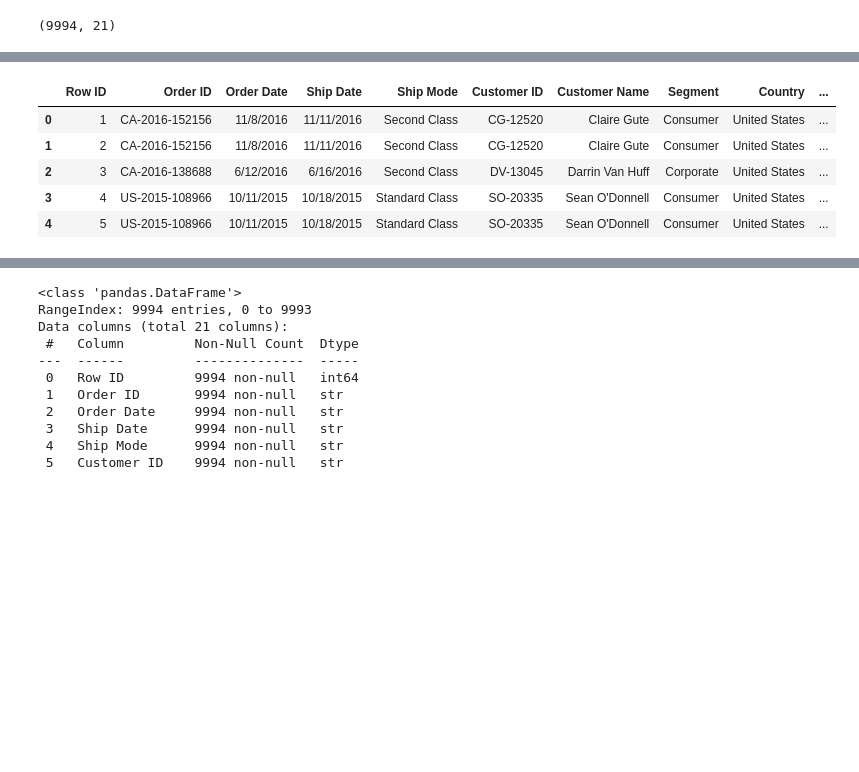
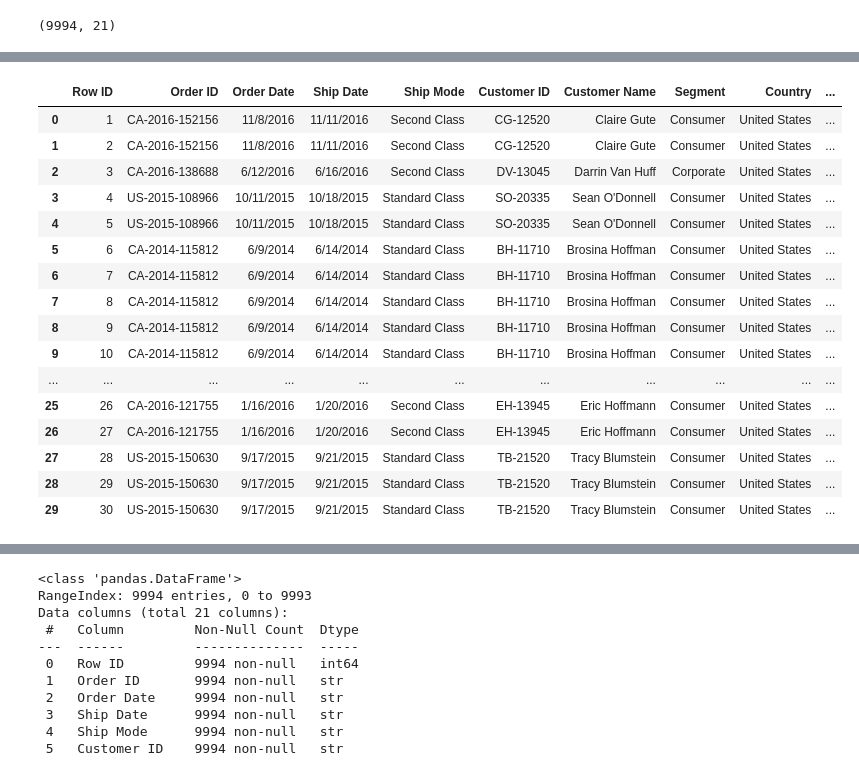
Before and after one commit to kevinyaelvillalpandomartinez-tech/RetailPulse-Analytics, a Jupyter notebook: notebooks/01_Data_Understanding.ipynb, the cells around one changed output, grey strips where cells are left out. Drawn from its saved outputs; the diff is of its cells as text; code cells hidden in the pictures; blank space fills up the shorter version.

```diff
--- a/notebooks/01_Data_Understanding.ipynb
+++ b/notebooks/01_Data_Understanding.ipynb
@@ -20,9 +50,20 @@ df.shape
 # %%
-df.head()
+df.head(30)
 # %% [output]
 |  | Row ID | Order ID | Order Date | Ship Date | Ship Mode | Customer ID | Customer Name | Segment | Country | ... |
 | 0 | 1 | CA-2016-152156 | 11/8/2016 | 11/11/2016 | Second Class | CG-12520 | Claire Gute | Consumer | United States | ... |
 | 1 | 2 | CA-2016-152156 | 11/8/2016 | 11/11/2016 | Second Class | CG-12520 | Claire Gute | Consumer | United States | ... |
 | 2 | 3 | CA-2016-138688 | 6/12/2016 | 6/16/2016 | Second Class | DV-13045 | Darrin Van Huff | Corporate | United States | ... |
 | 3 | 4 | US-2015-108966 | 10/11/2015 | 10/18/2015 | Standard Class | SO-20335 | Sean O'Donnell | Consumer | United States | ... |
 | 4 | 5 | US-2015-108966 | 10/11/2015 | 10/18/2015 | Standard Class | SO-20335 | Sean O'Donnell | Consumer | United States | ... |
+| 5 | 6 | CA-2014-115812 | 6/9/2014 | 6/14/2014 | Standard Class | BH-11710 | Brosina Hoffman | Consumer | United States | ... |
+| 6 | 7 | CA-2014-115812 | 6/9/2014 | 6/14/2014 | Standard Class | BH-11710 | Brosina Hoffman | Consumer | United States | ... |
+| 7 | 8 | CA-2014-115812 | 6/9/2014 | 6/14/2014 | Standard Class | BH-11710 | Brosina Hoffman | Consumer | United States | ... |
+| 8 | 9 | CA-2014-115812 | 6/9/2014 | 6/14/2014 | Standard Class | BH-11710 | Brosina Hoffman | Consumer | United States | ... |
+| 9 | 10 | CA-2014-115812 | 6/9/2014 | 6/14/2014 | Standard Class | BH-11710 | Brosina Hoffman | Consumer | United States | ... |
+| ... | ... | ... | ... | ... | ... | ... | ... | ... | ... | ... |
+| 25 | 26 | CA-2016-121755 | 1/16/2016 | 1/20/2016 | Second Class | EH-13945 | Eric Hoffmann | Consumer | United States | ... |
+| 26 | 27 | CA-2016-121755 | 1/16/2016 | 1/20/2016 | Second Class | EH-13945 | Eric Hoffmann | Consumer | United States | ... |
+| 27 | 28 | US-2015-150630 | 9/17/2015 | 9/21/2015 | Standard Class | TB-21520 | Tracy Blumstein | Consumer | United States | ... |
+| 28 | 29 | US-2015-150630 | 9/17/2015 | 9/21/2015 | Standard Class | TB-21520 | Tracy Blumstein | Consumer | United States | ... |
+| 29 | 30 | US-2015-150630 | 9/17/2015 | 9/21/2015 | Standard Class | TB-21520 | Tracy Blumstein | Consumer | United States | ... |
```
Also changed, not shown: parts of 34 cells of this notebook.
